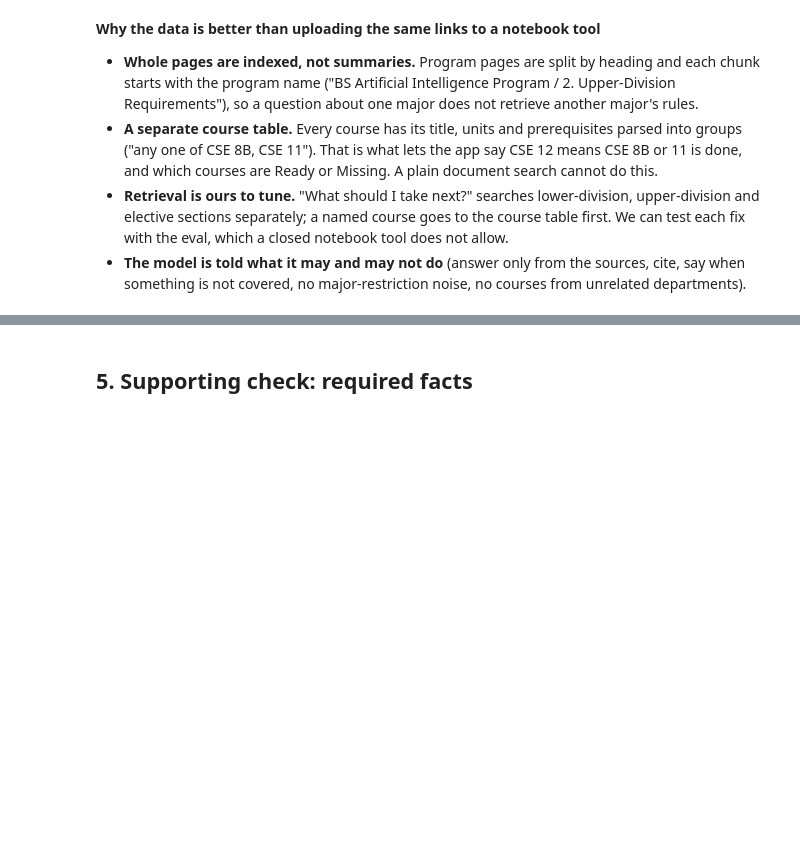
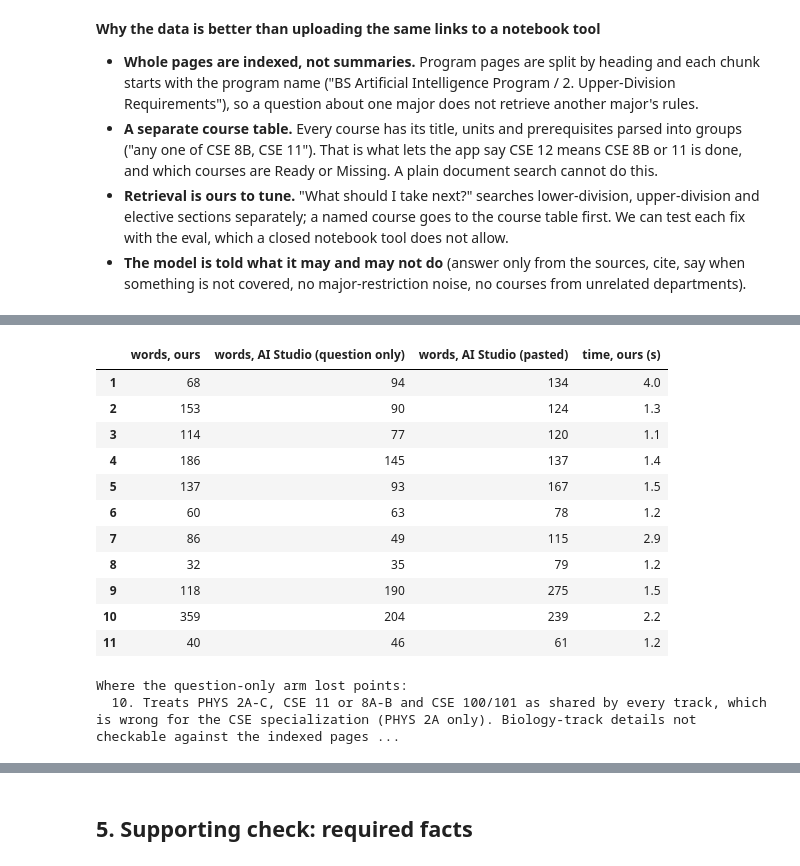
Before and after one commit to nclfng/triton-reqs-rag-googlecasestudy, a Jupyter notebook: eval/compare.ipynb, the cells around one changed output, grey strips where cells are left out. Drawn from its saved outputs; the diff is of its cells as text; code cells hidden in the pictures; blank space fills up the shorter version.

```diff
--- a/eval/compare.ipynb
+++ b/eval/compare.ipynb
@@ -196,0 +186,27 @@ What this shows:
+# %%
+bare, pasted = studio["bare"], studio["pasted"]
+rows = pd.DataFrame({
+    "words, ours": [len(x["answer"].split()) for x in ours],
+    "words, AI Studio (question only)": [len(x["answer"].split()) for x in bare],
+    "words, AI Studio (pasted)": [len(x["answer"].split()) for x in pasted],
+    "time, ours (s)": [x["seconds"] for x in ours]}, index=scores.index)
+display(rows)
+print("Where the question-only arm lost points:")
+for i, x in enumerate(bare, 1):
+    if x["score"] < 2:
+        print(f"  {i}. {x['note']}")
+# %% [output]
+|  | words, ours | words, AI Studio (question only) | words, AI Studio (pasted) | time, ours (s) |
+| 1 | 68 | 94 | 134 | 4.0 |
+| 2 | 153 | 90 | 124 | 1.3 |
+| 3 | 114 | 77 | 120 | 1.1 |
+| 4 | 186 | 145 | 137 | 1.4 |
+| 5 | 137 | 93 | 167 | 1.5 |
+| 6 | 60 | 63 | 78 | 1.2 |
+| 7 | 86 | 49 | 115 | 2.9 |
+| 8 | 32 | 35 | 79 | 1.2 |
+| 9 | 118 | 190 | 275 | 1.5 |
+| 10 | 359 | 204 | 239 | 2.2 |
+| 11 | 40 | 46 | 61 | 1.2 |
+Where the question-only arm lost points:
+  10. Treats PHYS 2A-C, CSE 11 or 8A-B and CSE 100/101 as shared by every track, which is wrong for the CSE specialization (PHYS 2A only). Biology-track details not checkable against the indexed pages ...
```
Also changed, not shown: parts of 8 cells of this notebook, 2 other files.
